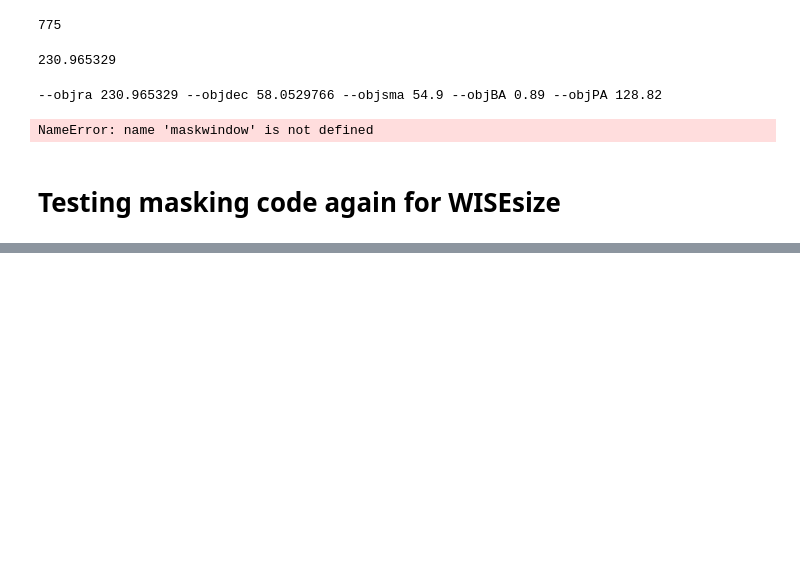
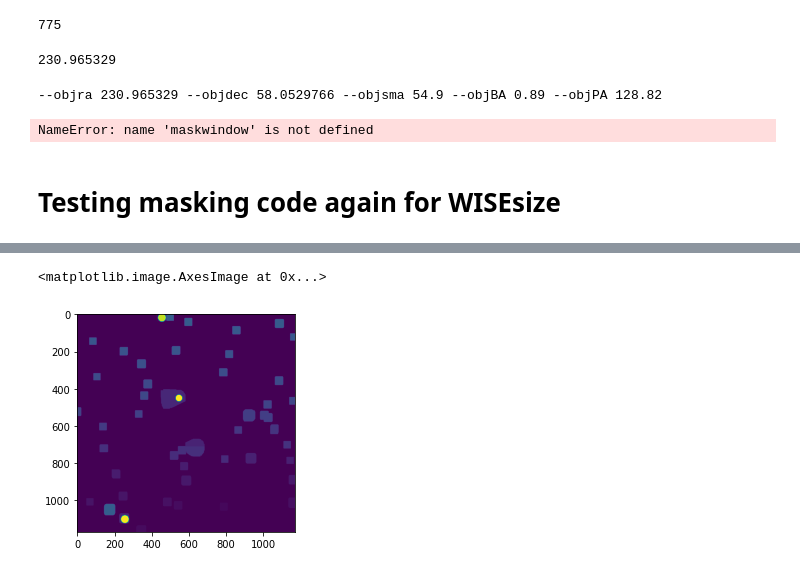
Before and after one commit to rfinn/halphagui, a Jupyter notebook: notebooks/mask-dev.ipynb, the cells around one changed output, grey strips where cells are left out. Drawn from its saved outputs; the diff is of its cells as text; code cells hidden in the pictures; blank space fills up the shorter version.

```diff
--- a/notebooks/mask-dev.ipynb
+++ b/notebooks/mask-dev.ipynb
@@ -220,0 +231,8 @@ os.chdir('/home/rfinn/research/Virgo-dev/wisesize-masks/')
+# %%
+maskfile = 'NGC3669-custom-image-r-mask.fits'
+data = fits.getdata(maskfile)
+plt.imshow(data)
+# draw ellipse
+# %% [output]
+<matplotlib.image.AxesImage at 0x...>
+[figure, added]
```
Also changed, not shown: parts of 4 cells of this notebook, 2 other files.
